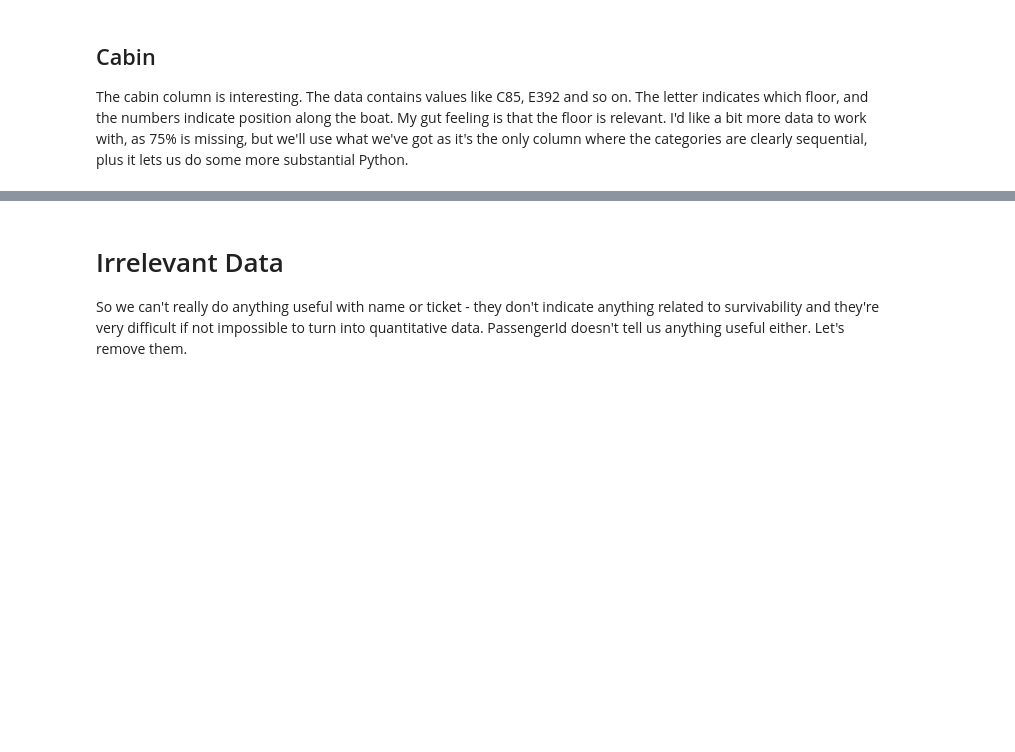
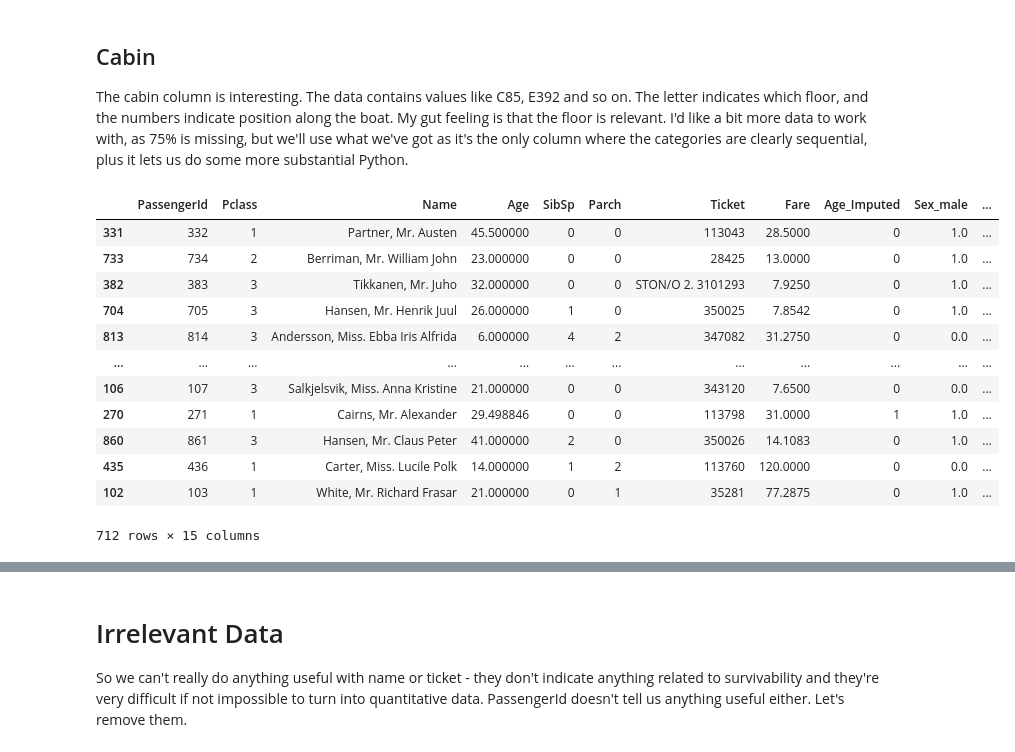
Before and after one commit to idontwantyourspamthanks/youtube-data-cleaning-exercise, a Jupyter notebook: Data_Cleaning.ipynb, the cells around one changed output, grey strips where cells are left out. Cells and saved outputs as stored; diff of their text form; code cells hidden in the pictures; blank space fills up the shorter version.

```diff
--- a/Data_Cleaning.ipynb
+++ b/Data_Cleaning.ipynb
@@ -224,3 +228,19 @@ oh_valid_df['Deck_Imputed'] = (oh_valid_df['Deck'] == 0).astype(int)
 
 oh_train_df.drop('Cabin', axis=1, inplace=True)
 oh_valid_df.drop('Cabin', axis=1, inplace=True)
+# %%
+oh_train_df
+# %% [output]
+|  | PassengerId | Pclass | Name | Age | SibSp | Parch | Ticket | Fare | Age_Imputed | Sex_male | ... |
+| 331 | 332 | 1 | Partner, Mr. Austen | 45.500000 | 0 | 0 | 113043 | 28.5000 | 0 | 1.0 | ... |
+| 733 | 734 | 2 | Berriman, Mr. William John | 23.000000 | 0 | 0 | 28425 | 13.0000 | 0 | 1.0 | ... |
+| 382 | 383 | 3 | Tikkanen, Mr. Juho | 32.000000 | 0 | 0 | STON/O 2. 3101293 | 7.9250 | 0 | 1.0 | ... |
+| 704 | 705 | 3 | Hansen, Mr. Henrik Juul | 26.000000 | 1 | 0 | 350025 | 7.8542 | 0 | 1.0 | ... |
+| 813 | 814 | 3 | Andersson, Miss. Ebba Iris Alfrida | 6.000000 | 4 | 2 | 347082 | 31.2750 | 0 | 0.0 | ... |
+| ... | ... | ... | ... | ... | ... | ... | ... | ... | ... | ... | ... |
+| 106 | 107 | 3 | Salkjelsvik, Miss. Anna Kristine | 21.000000 | 0 | 0 | 343120 | 7.6500 | 0 | 0.0 | ... |
+| 270 | 271 | 1 | Cairns, Mr. Alexander | 29.498846 | 0 | 0 | 113798 | 31.0000 | 1 | 1.0 | ... |
+| 860 | 861 | 3 | Hansen, Mr. Claus Peter | 41.000000 | 2 | 0 | 350026 | 14.1083 | 0 | 1.0 | ... |
+| 435 | 436 | 1 | Carter, Miss. Lucile Polk | 14.000000 | 1 | 2 | 113760 | 120.0000 | 0 | 0.0 | ... |
+| 102 | 103 | 1 | White, Mr. Richard Frasar | 21.000000 | 0 | 1 | 35281 | 77.2875 | 0 | 1.0 | ... |
+712 rows × 15 columns
```
Also changed, not shown: parts of 6 cells of this notebook.
